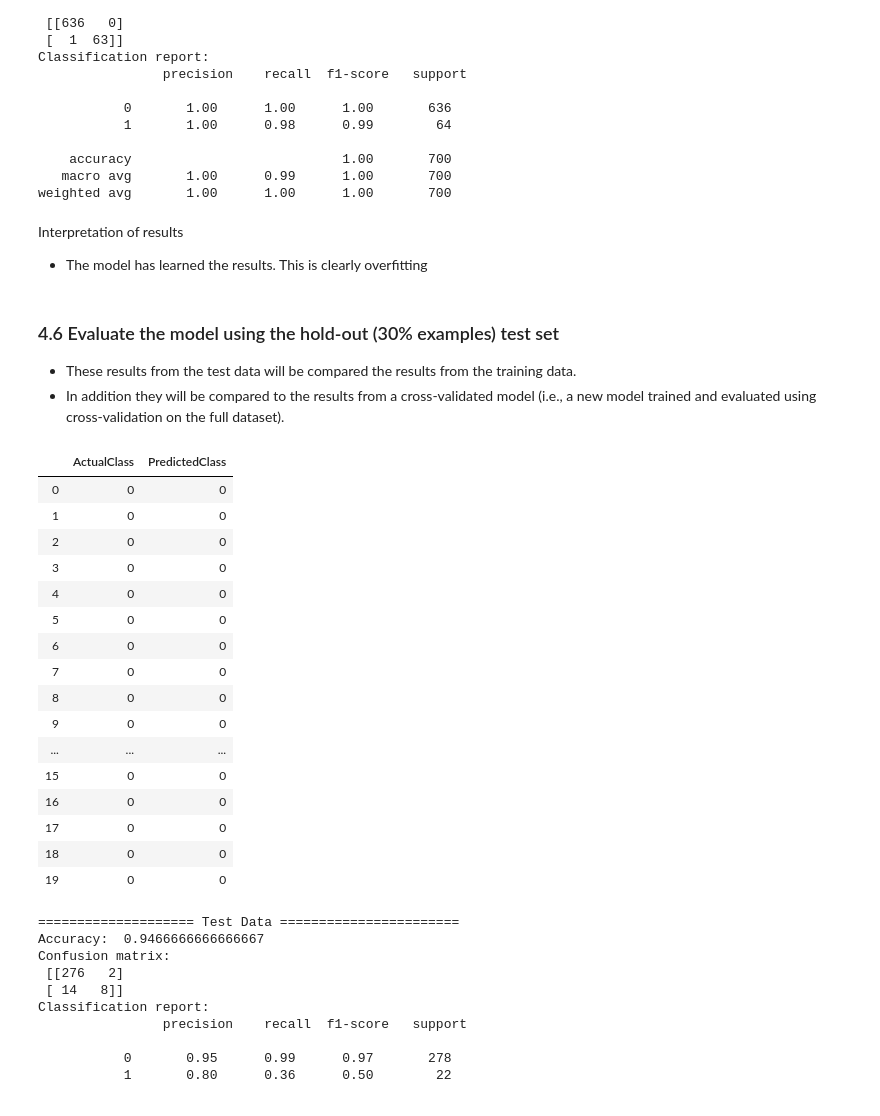
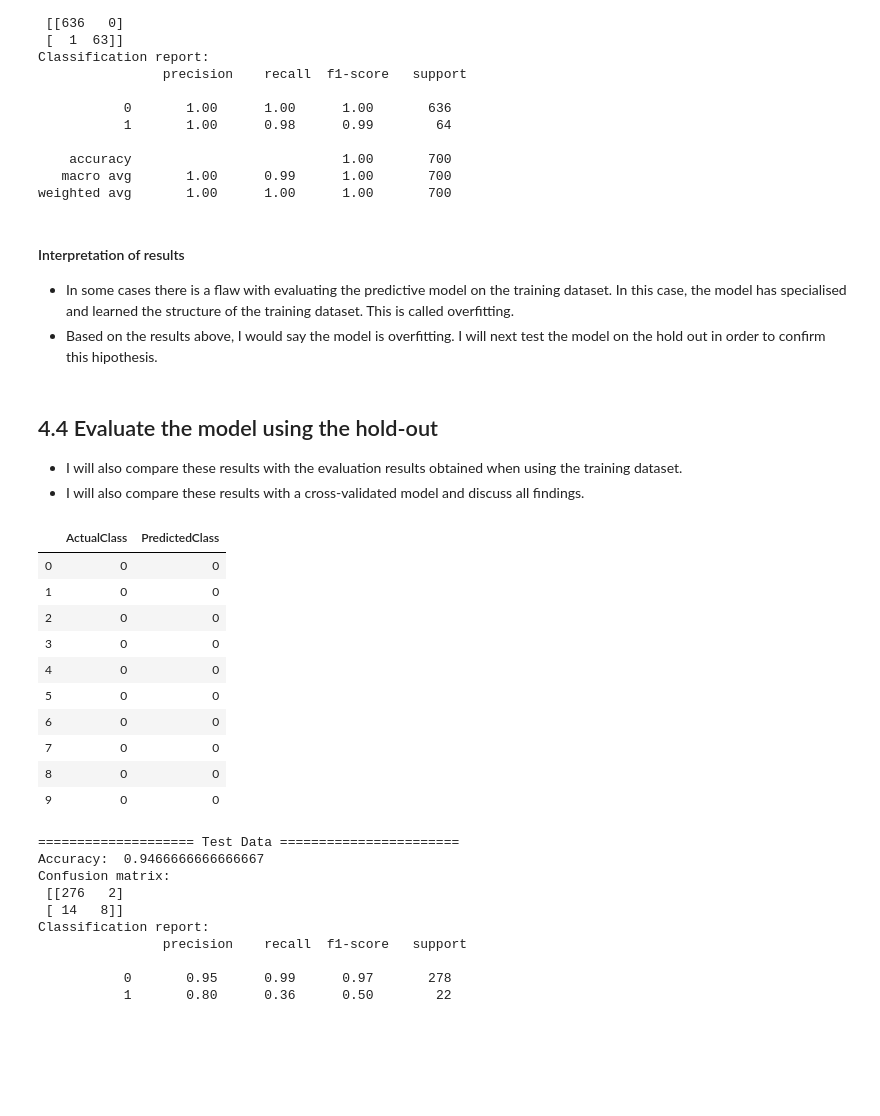
Before and after one commit to estermcgarry/dataanalytics_hw_2, a Jupyter notebook: HW2_McGarry_19205519.ipynb, the cells around one changed output. Saved outputs shown, nothing was run; the diff lists cells and outputs as text; code cells hidden in the pictures; blank space fills up the shorter version.

```diff
--- a/HW2_McGarry_19205519.ipynb
+++ b/HW2_McGarry_19205519.ipynb
@@ -1821,37 +1838,32 @@ Classification report:
     accuracy                           1.00       700
    macro avg       1.00      0.99      1.00       700
 weighted avg       1.00      1.00      1.00       700
-# %% [markdown]
-Interpretation of results
-- The model has learned the results. This is clearly overfitting
-# %% [markdown]
-### 4.6 Evaluate the model using the hold-out (30% examples) test set
-- These results from the test data will be compared the results from the training data.
-- In addition they will be compared to the results from a cross-validated model (i.e., a new model trained and evaluated using cross-validation on the full dataset).
+# %% [markdown]
+#### Interpretation of results
+- In some cases there is a flaw with evaluating the predictive model on the training dataset. In this case, the model has specialised and learned the structure of the training dataset. This is called overfitting.
+- Based on the results above, I would say the model is overfitting. I will next test the model on the hold out in order to confirm this hipothesis.
+# %% [markdown]
+## 4.4 Evaluate the model using the hold-out
+- I will also compare these results with the evaluation results obtained when using the training dataset.
+- I will also compare these results with a cross-validated model and discuss all findings.
 # %%
 # Predicted class labels for all examples,
 # using the trained model, on in-sample data (same sample used for training and test)
 rfc_predictions_test = rfc.predict(X_test)
 df_true_vs_rfc_predicted_test = pd.DataFrame({'ActualClass': y_test, 'PredictedClass': rfc_predictions_test})
-df_true_vs_rfc_predicted_test.head(20)
+df_true_vs_rfc_predicted_test.head(10)
 # %% [output]
 |  | ActualClass | PredictedClass |
 | 0 | 0 | 0 |
 | 1 | 0 | 0 |
 | 2 | 0 | 0 |
 | 3 | 0 | 0 |
 | 4 | 0 | 0 |
 | 5 | 0 | 0 |
 | 6 | 0 | 0 |
 | 7 | 0 | 0 |
 | 8 | 0 | 0 |
 | 9 | 0 | 0 |
-| ... | ... | ... |
-| 15 | 0 | 0 |
-| 16 | 0 | 0 |
-| 17 | 0 | 0 |
-| 18 | 0 | 0 |
-| 19 | 0 | 0 |
 # %%
 print("==================== Test Data =======================")
 print("Accuracy: ", metrics.accuracy_score(y_test, rfc_predictions_test))
```
Also changed, not shown: parts of 29 cells of this notebook.
